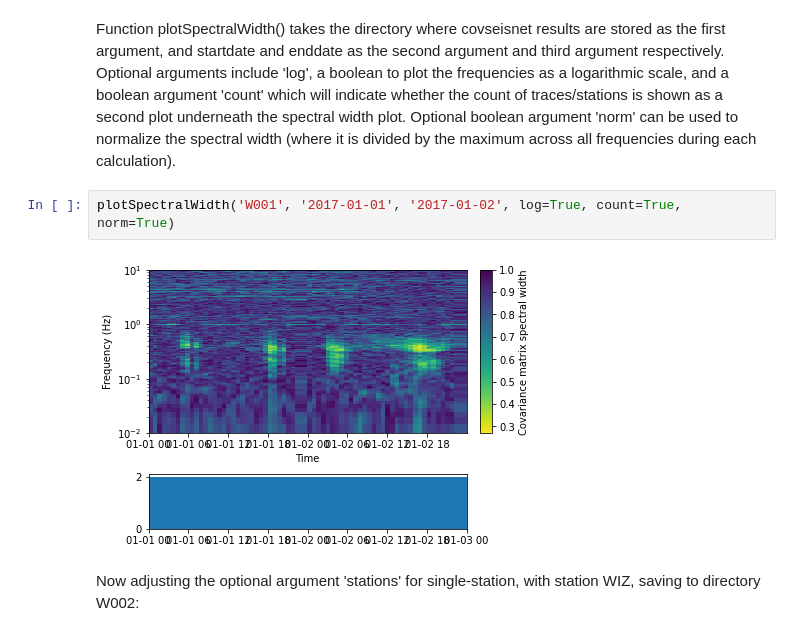
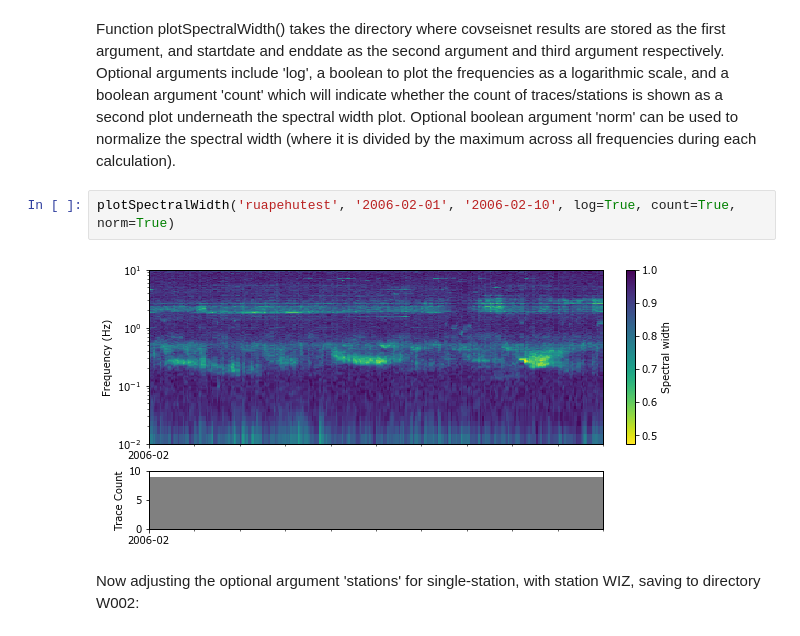
Before and after one commit to asyates/covseisnet_ASY, a Jupyter notebook: covseisnet_ayates_exp1.ipynb, the cells around one changed output. Cells and saved outputs as stored; diff of their text form.

```diff
--- a/covseisnet_ayates_exp1.ipynb
+++ b/covseisnet_ayates_exp1.ipynb
@@ -24,9 +34,9 @@ run_covseisnet('data/whakaari', 'HHZ','2017-01-01','2017-01-02','W001',average=1
 # %% [markdown]
 Function plotSpectralWidth() takes the directory where covseisnet results are stored as the first argument, and startdate and enddate as the second argument and third argument respectively. Optional arguments include 'log', a boolean to plot the frequencies as a logarithmic scale, and a boolean argument 'count' which will indicate whether the count of traces/stations is shown as a second plot underneath the spectral width plot. Optional boolean argument 'norm' can be used to normalize the spectral width (where it is divided by the maximum across all frequencies during each calculation).
 # %%
-plotSpectralWidth('W001', '2017-01-01', '2017-01-02', log=True, count=True, norm=True)
+plotSpectralWidth('ruapehutest', '2006-02-01', '2006-02-10', log=True, count=True, norm=True)
 # %% [output]
-[figure, old version]
+[figure, new version]
 # %% [markdown]
 Now adjusting the optional argument 'stations' for single-station, with station WIZ, saving to directory W002:
 # %%
```
Also changed, not shown: parts of 4 cells of this notebook.
